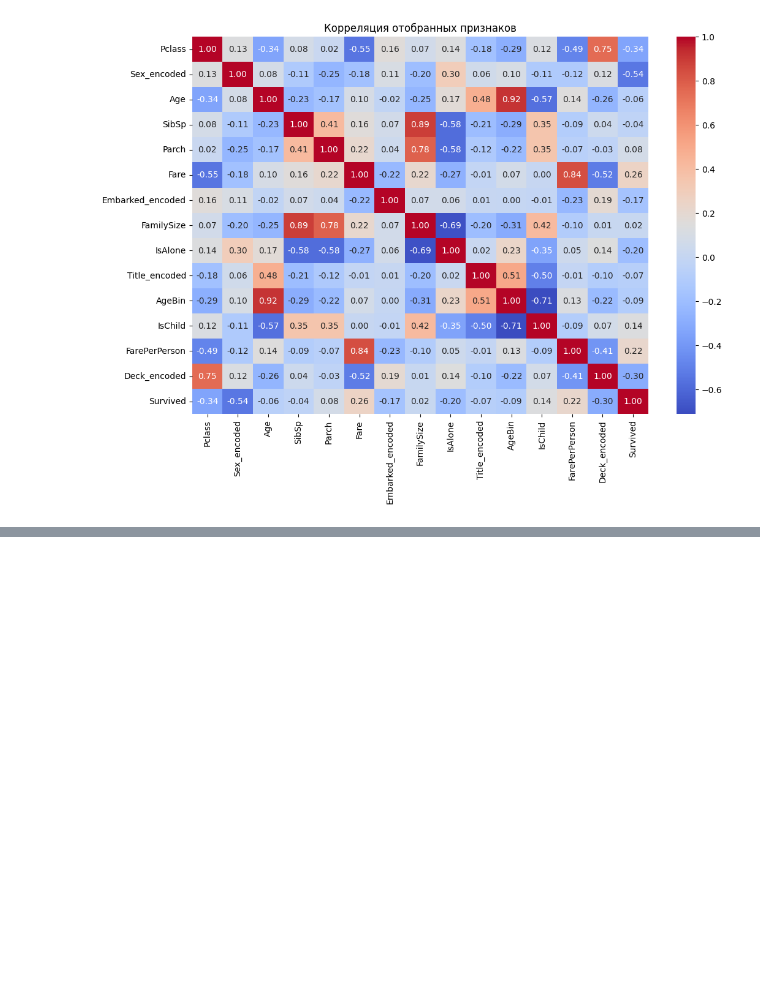
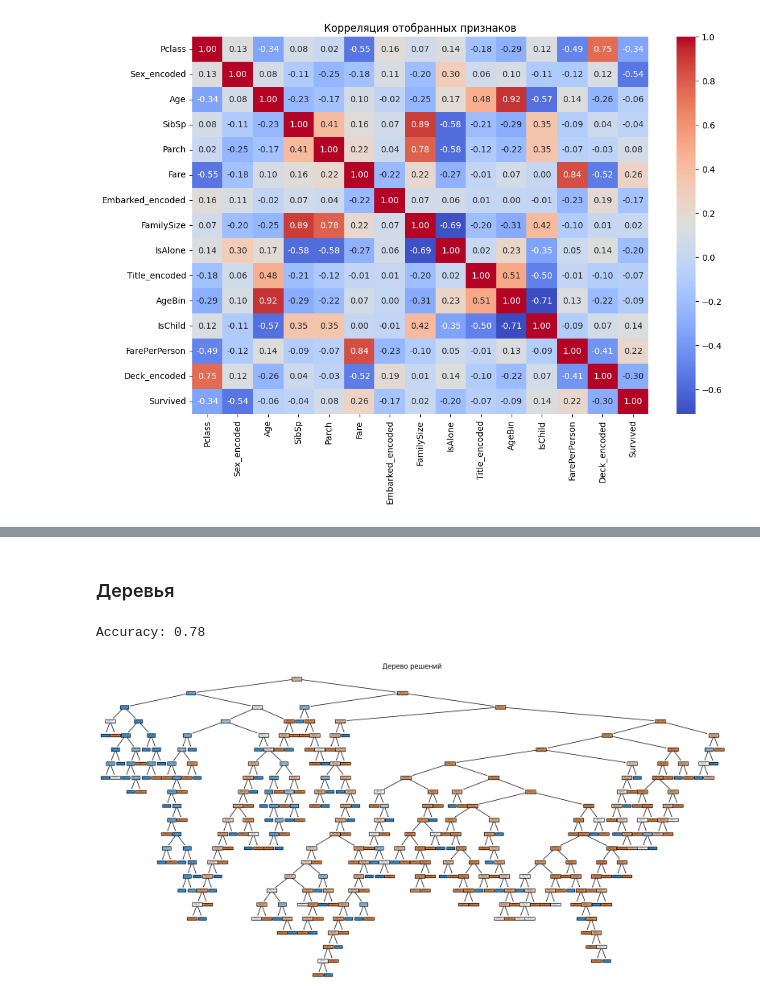
Before and after one commit to BigBabyData/ML, a Jupyter notebook: Titanic.ipynb, the cells around one changed output, grey strips where cells are left out. Drawn from its saved outputs; the diff is of its cells as text; code cells hidden in the pictures; blank space fills up the shorter version.

Commit message:
Add TREE + LINERAR models.

```diff
--- a/Titanic.ipynb
+++ b/Titanic.ipynb
@@ -215,0 +295,41 @@ plt.show()
+# %% [markdown]
+### Деревья
+# %%
+import numpy as np
+from sklearn.model_selection import train_test_split
+from sklearn.tree import DecisionTreeClassifier, plot_tree
+from sklearn.metrics import accuracy_score
+from sklearn.preprocessing import LabelEncoder
+import matplotlib.pyplot as plt
+
+df = pd.read_csv('titanic.csv')
+
+df = df[['Survived', 'Pclass', 'Sex', 'Age', 'SibSp', 'Parch', 'Fare', 'Embarked']]
+
+df['Age'] = df['Age'].fillna(df['Age'].median())
+df['Embarked'] = df['Embarked'].fillna(df['Embarked'].mode()[0])
+
+le_sex = LabelEncoder()
+le_embarked = LabelEncoder()
+df['Sex'] = le_sex.fit_transform(df['Sex'])
+df['Embarked'] = le_embarked.fit_transform(df['Embarked'])
+
+X = df.drop('Survived', axis=1)
+y = df['Survived']
+
+X_train, X_test, y_train, y_test = train_test_split(X, y, test_size=0.2, random_state=42)
+
+model = DecisionTreeClassifier(random_state=42)
+model.fit(X_train, y_train)
+
+y_pred = model.predict(X_test)
+accuracy = accuracy_score(y_test, y_pred)
+print(f'Accuracy: {accuracy:.2f}')
+
+plt.figure(figsize=(20, 10))
+plot_tree(model, feature_names=X.columns, class_names=['Not Survived', 'Survived'], filled=True)
+plt.title("Дерево решений")
+plt.show()
+# %% [output]
+Accuracy: 0.78
+[figure, added]
```
Also changed, not shown: parts of 3 cells of this notebook, 12 other files.
